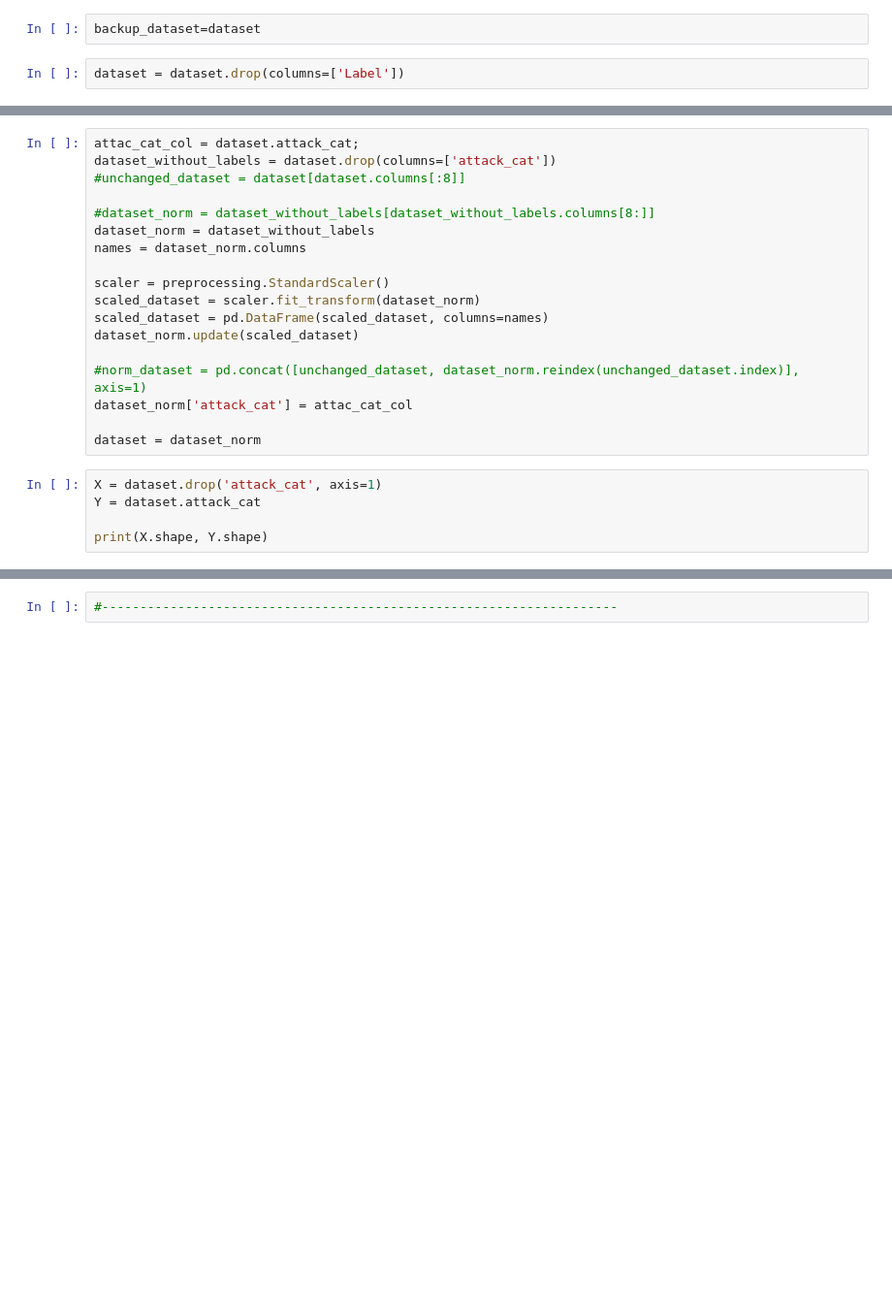
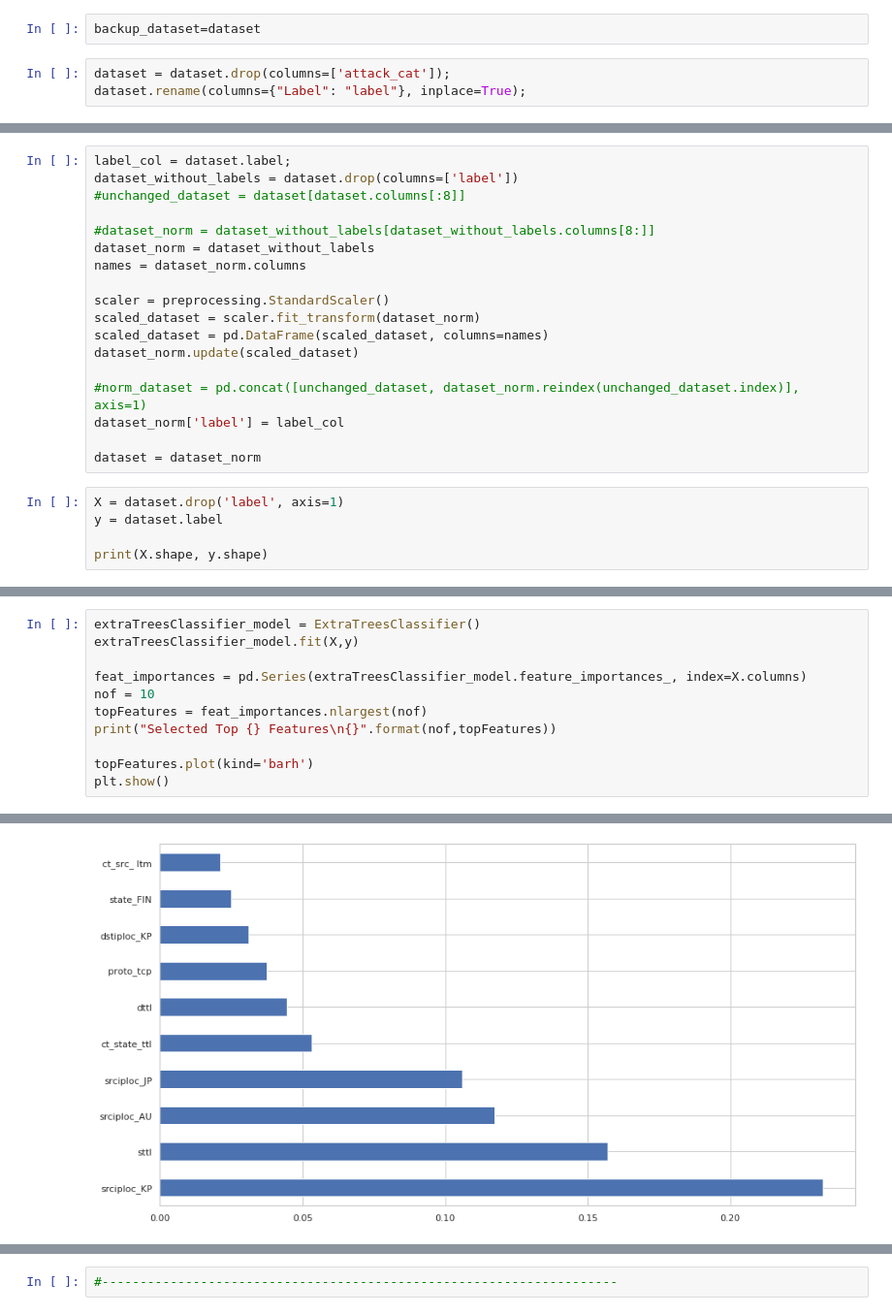
Before and after one commit to xcsengody/DP, a Jupyter notebook: xcsengody.ipynb, the cells around one changed output, grey strips where cells are left out. Shown at 97% size. Drawn from its saved outputs; the diff is of its cells as text; blank space fills up the shorter version.

```diff
--- a/xcsengody.ipynb
+++ b/xcsengody.ipynb
@@ -477,4 +558,5 @@ print(normal_traffic.shape, attack_traffic.shape)
 # %%
 backup_dataset=dataset
 # %%
-dataset = dataset.drop(columns=['Label'])
+dataset = dataset.drop(columns=['attack_cat']);
+dataset.rename(columns={"Label": "label"}, inplace=True);
@@ -481,6 +704,6 @@ dataset = dataset.drop(columns=['Label'])
 # %%
-attac_cat_col = dataset.attack_cat;
-dataset_without_labels = dataset.drop(columns=['attack_cat'])
+label_col = dataset.label;
+dataset_without_labels = dataset.drop(columns=['label'])
 #unchanged_dataset = dataset[dataset.columns[:8]]
 
 #dataset_norm = dataset_without_labels[dataset_without_labels.columns[8:]]
@@ -493,12 +716,12 @@ scaled_dataset = pd.DataFrame(scaled_dataset, columns=names)
 dataset_norm.update(scaled_dataset)
 
 #norm_dataset = pd.concat([unchanged_dataset, dataset_norm.reindex(unchanged_dataset.index)], axis=1)
-dataset_norm['attack_cat'] = attac_cat_col
+dataset_norm['label'] = label_col
 
 dataset = dataset_norm
 # %%
-X = dataset.drop('attack_cat', axis=1)
-Y = dataset.attack_cat
+X = dataset.drop('label', axis=1)
+y = dataset.label
 
-print(X.shape, Y.shape)
+print(X.shape, y.shape)
 # %% [output]
@@ -543,0 +748,12 @@ g=sns.heatmap(dataset[top_corr_features].corr(method='pearson', min_periods=1),a
+# %%
+extraTreesClassifier_model = ExtraTreesClassifier()
+extraTreesClassifier_model.fit(X,y)
+
+feat_importances = pd.Series(extraTreesClassifier_model.feature_importances_, index=X.columns)
+nof = 10
+topFeatures = feat_importances.nlargest(nof)
+print("Selected Top {} Features\n{}".format(nof,topFeatures))
+
+topFeatures.plot(kind='barh')
+plt.show()
+# %% [output]
@@ -543,0 +772 @@ g=sns.heatmap(dataset[top_corr_features].corr(method='pearson', min_periods=1),a
+[figure, added]
```
Also changed, not shown: parts of 55 cells of this notebook.
